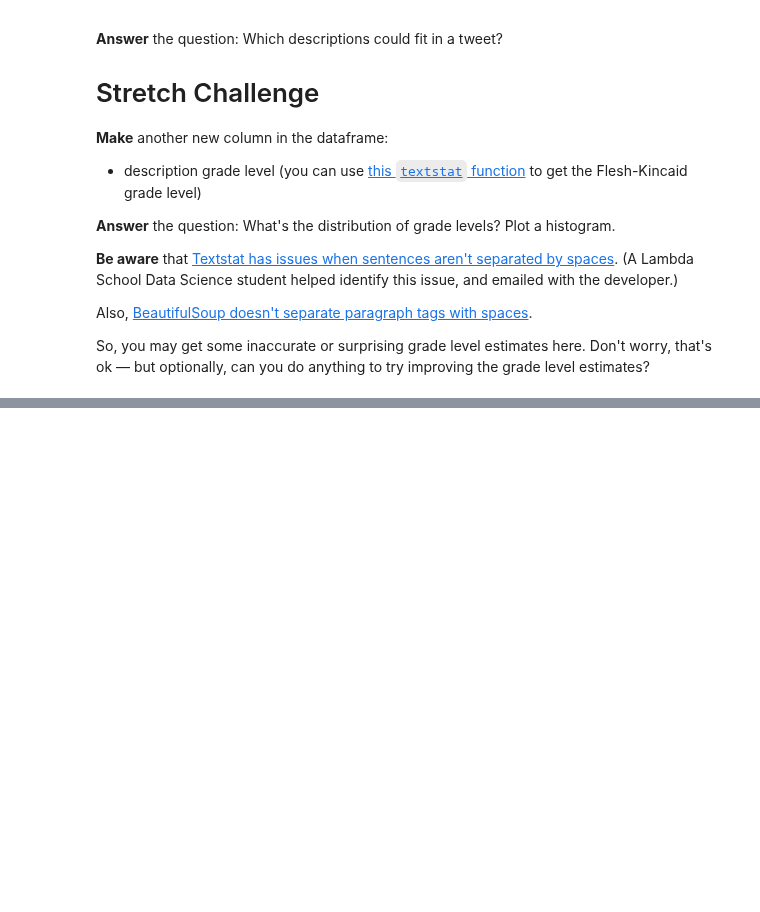
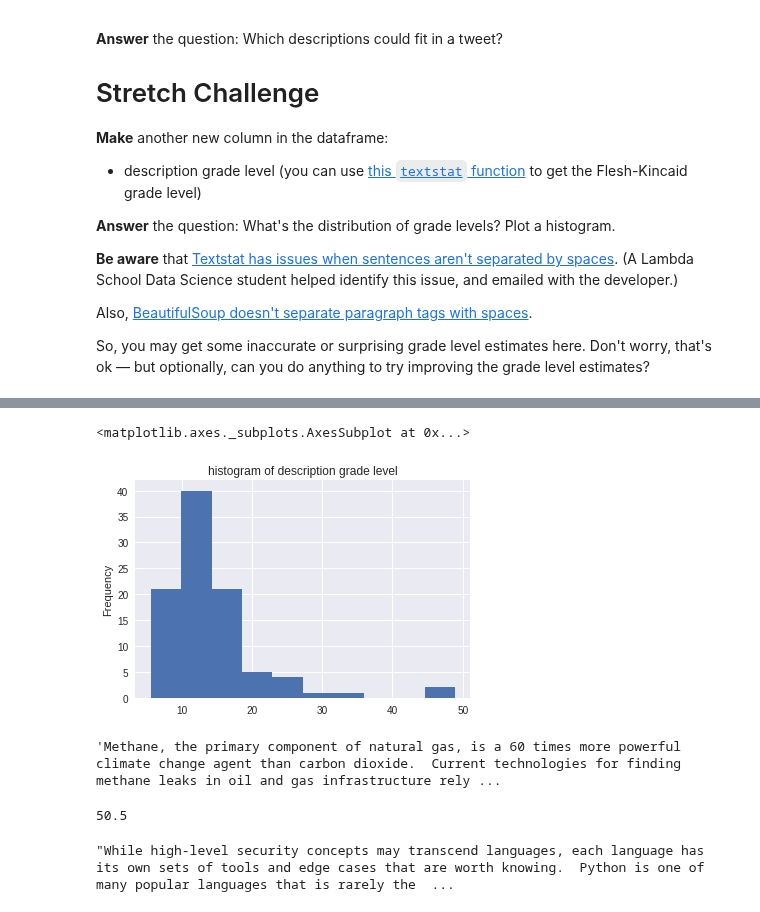
Before and after one commit to bloominstituteoftechnology/DS-Unit-1-Sprint-1-Dealing-With-Data, a Jupyter notebook: Copy_of_LS_DS_121_Scrape_and_process_data.ipynb, the cells around one changed output, grey strips where cells are left out. Saved outputs shown, nothing was run; the diff lists cells and outputs as text; code cells hidden in the pictures; blank space fills up the shorter version.

```diff
--- a/Copy_of_LS_DS_121_Scrape_and_process_data.ipynb
+++ b/Copy_of_LS_DS_121_Scrape_and_process_data.ipynb
@@ -124,3 +386,7 @@ Histogram of title lengths, in characters
 Also, [BeautifulSoup doesn't separate paragraph tags with spaces](https://bugs.launchpad.net/beautifulsoup/+bug/1768330).
 
 So, you may get some inaccurate or surprising grade level estimates here. Don't worry, that's ok — but optionally, can you do anything to try improving the grade level estimates?
+# %%
+#checking request and stripped version
+descriptions = soup.select('.presentation-description')
+descriptions[0].text.strip().replace('\r\n\r\n',' ')
@@ -126,0 +395,4 @@ So, you may get some inaccurate or surprising grade level estimates here. Don't
+# %%
+#creating new column using list comprehension
+df['description'] = [description.text.strip().replace('\r\n\r\n',' ').replace('\r\n+','.') for description in descriptions]
+df.head()
@@ -126,0 +406,5 @@ So, you may get some inaccurate or surprising grade level estimates here. Don't
+# %%
+#creating  new columns with character count and word count
+df['description character count'] = df['description'].str.len()
+df['description word count'] = df['description'].apply(textstat.lexicon_count)
+df.head()
@@ -126,0 +449,4 @@ So, you may get some inaccurate or surprising grade level estimates here. Don't
+# %%
+#onto the stretch goals
+df['description grade level'] = df['description'].apply(textstat.flesch_kincaid_grade)
+df.head()
@@ -126,0 +460,24 @@ So, you may get some inaccurate or surprising grade level estimates here. Don't
+# %%
+df['description grade level'].plot.hist(title ='histogram of description grade level')
+# %% [output]
+<matplotlib.axes._subplots.AxesSubplot at 0x...>
+[figure, added]
+# %%
+#finding instances where grade level is greater than 20
+levelchecker = df[df['description grade level']>20].copy()
+#list(levelchecker['description'])[0]
+levelchecker['description'].loc[34]
+# %% [output]
+'Methane, the primary component of natural gas, is a 60 times more powerful climate change agent than carbon dioxide.  Current technologies for finding methane leaks in oil and gas infrastructure rely ...
+# %%
+#this sentence seems to have a lot of dashes which are makign simple words seem complicated on teh syllable count maybe.try replacing them with spaces and recalculationf
+trialsentence = levelchecker['description'].loc[34].replace('-',' ').replace(':','.').replace('60','sixty')
+textstat.flesch_kincaid_grade(trialsentence)
+#i trie da few things but nothing gets the score down
+# %% [output]
+50.5
+# %%
+#can't see why this sentnce is giving a crazy score either apart from very long sentences
+levelchecker['description'].loc[68]
+# %% [output]
+"While high-level security concepts may transcend languages, each language has its own sets of tools and edge cases that are worth knowing.  Python is one of many popular languages that is rarely the  ...
```
Also changed, not shown: parts of 40 cells of this notebook.
